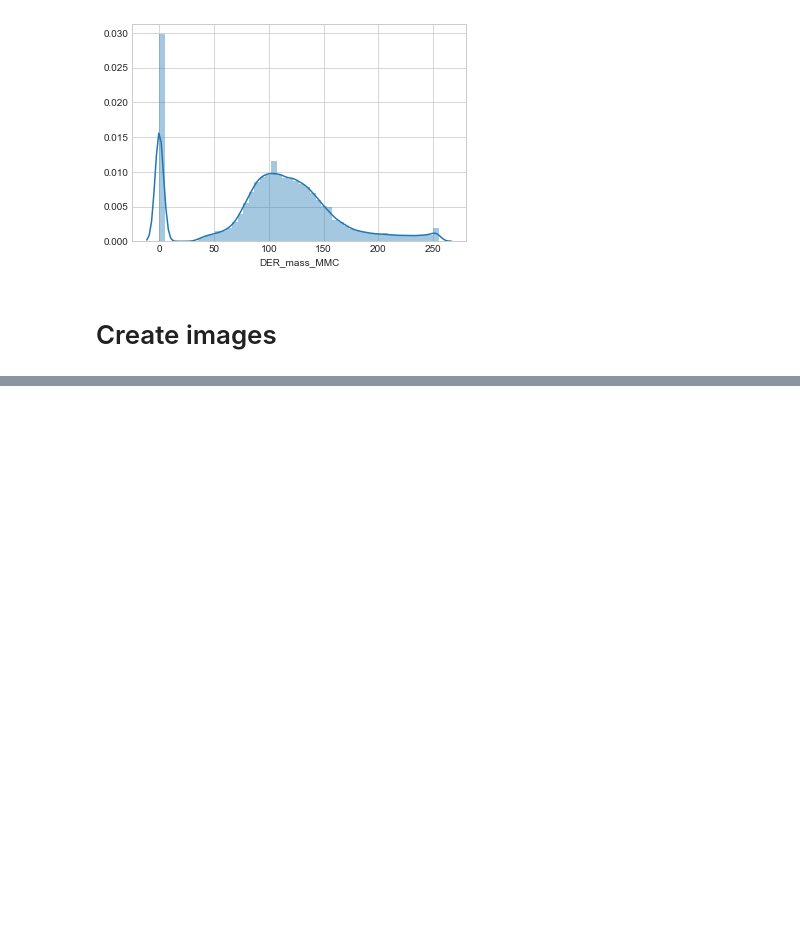
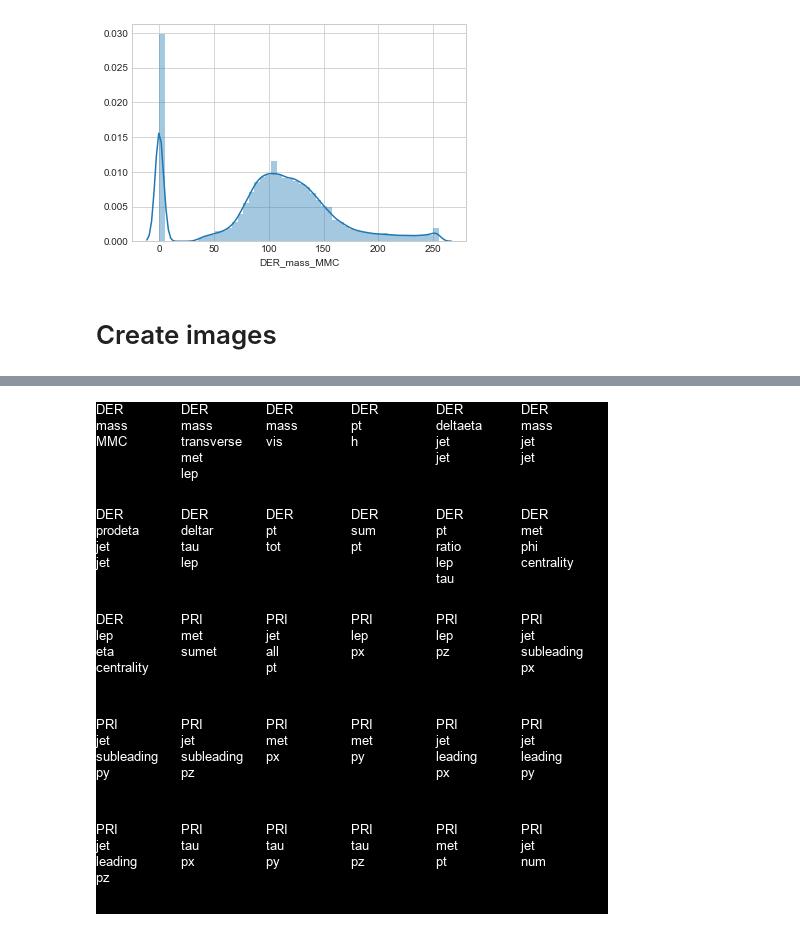
Before and after one commit to GilesStrong/SuperTML_HiggsML_Test, a Jupyter notebook: notebooks/image_formatter_pixels-squares.ipynb, the cells around one changed output, grey strips where cells are left out. Saved outputs shown, nothing was run; the diff lists cells and outputs as text; code cells hidden in the pictures; blank space fills up the shorter version.

```diff
--- a/notebooks/image_formatter_pixels-squares.ipynb
+++ b/notebooks/image_formatter_pixels-squares.ipynb
@@ -112,3 +115,16 @@ Wall time: 7.12 ms
+# %%
+font = ImageFont.truetype("arial.ttf", 13)
+def event2img_desc(feats:List[str], size:int=224) -> PIL.Image.Image:
+    img = Image.fromarray(np.zeros([size,size,3]), 'RGB')
+    width, height = size//6, 6*size//(len(feats)-1)
+    for i, f in enumerate(feats):
+        f = f.split('_')
+        ImageDraw.Draw(img).text(((i%6)*width, (i//6)*height), ('\n').join(f), fill=(255,255,255), font=font)
+    return img
+# %%
+event2img_desc(train_feats, 512)
+# %% [output]
+[figure, added]
 # %%
 for mode in ['train', 'val', 'test']:
     os.makedirs(IMG_PATH/'pixel_squares_images'/mode, exist_ok=True)
```
Also changed, not shown: parts of 9 cells of this notebook, 12 other files.
